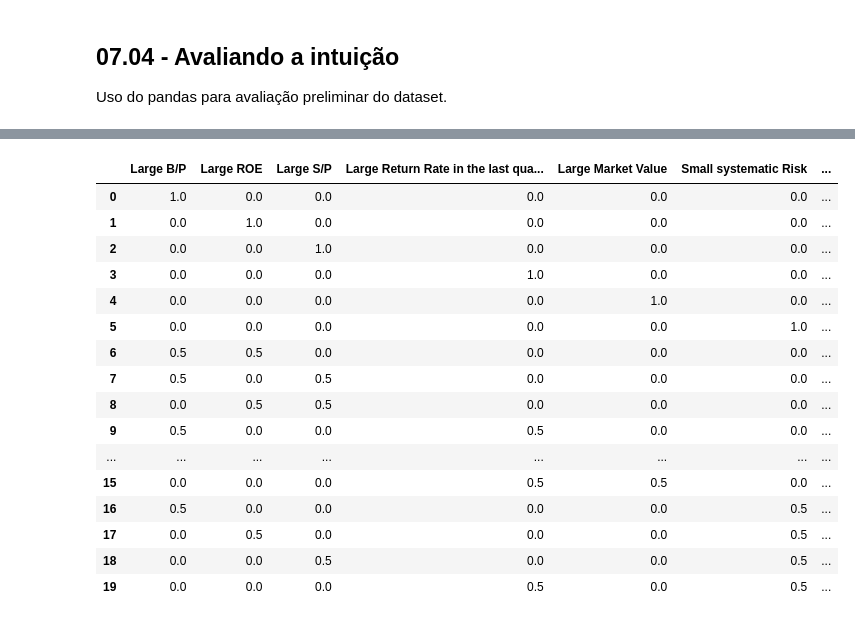
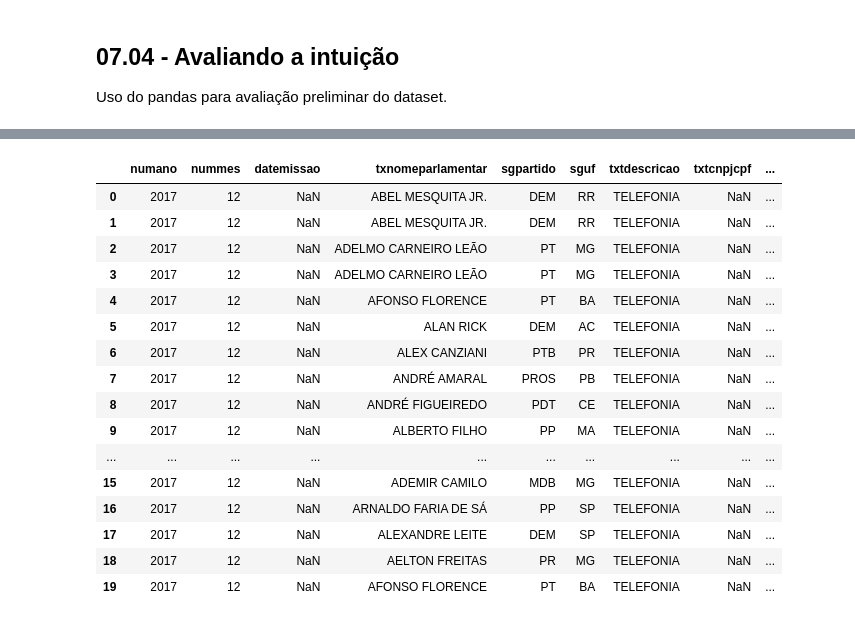
Before and after one commit to guyrux/udacity_fundamentals_of_ai_and_ml, a Jupyter notebook: Parte 02 - Introdução a Python.ipynb, the cells around one changed output, grey strips where cells are left out. Drawn from its saved outputs; the diff is of its cells as text; code cells hidden in the pictures.

Commit message:
Changed the data base used in Parte 02 - (...) notebook

```diff
--- a/Parte 02 - Introdução a Python.ipynb
+++ b/Parte 02 - Introdução a Python.ipynb
@@ -110,7 +112,7 @@ dados_portfolio.to_csv("bases/stock_portfolio_dataset_NOVO.csv")
 ## 07.04 - Avaliando a intuição
 Uso do pandas para avaliação preliminar do dataset.
 # %%
-dados_portfolio = pd.read_csv("bases/stock_portfolio_dataset_modified.csv", header = 1)
+dados_deputados = pd.read_csv("bases/gastos-deputados-2017.csv", header = 0)
 
 # isto retorna uma tupla com as mesmas dimensões do dataframe
 dados_portfolio.shape
@@ -188,25 +190,25 @@ dados_portfolio.describe()
 # %%
 # isto retorna as primeiras linhas do nosso dataframe
 # como padrão, retorna as primeiras cinco linhas
 # embora você possa especificar quantas linhas você gostaria que fossem retornadas
-dados_portfolio.head(20)
+dados_deputados.head(20)
 # %% [output]
-|  | Large B/P | Large ROE | Large S/P | Large Return Rate in the last qua... | Large Market Value | Small systematic Risk | ... |
-| 0 | 1.0 | 0.0 | 0.0 | 0.0 | 0.0 | 0.0 | ... |
-| 1 | 0.0 | 1.0 | 0.0 | 0.0 | 0.0 | 0.0 | ... |
-| 2 | 0.0 | 0.0 | 1.0 | 0.0 | 0.0 | 0.0 | ... |
-| 3 | 0.0 | 0.0 | 0.0 | 1.0 | 0.0 | 0.0 | ... |
-| 4 | 0.0 | 0.0 | 0.0 | 0.0 | 1.0 | 0.0 | ... |
-| 5 | 0.0 | 0.0 | 0.0 | 0.0 | 0.0 | 1.0 | ... |
-| 6 | 0.5 | 0.5 | 0.0 | 0.0 | 0.0 | 0.0 | ... |
-| 7 | 0.5 | 0.0 | 0.5 | 0.0 | 0.0 | 0.0 | ... |
-| 8 | 0.0 | 0.5 | 0.5 | 0.0 | 0.0 | 0.0 | ... |
-| 9 | 0.5 | 0.0 | 0.0 | 0.5 | 0.0 | 0.0 | ... |
-| ... | ... | ... | ... | ... | ... | ... | ... |
-| 15 | 0.0 | 0.0 | 0.0 | 0.5 | 0.5 | 0.0 | ... |
-| 16 | 0.5 | 0.0 | 0.0 | 0.0 | 0.0 | 0.5 | ... |
-| 17 | 0.0 | 0.5 | 0.0 | 0.0 | 0.0 | 0.5 | ... |
-| 18 | 0.0 | 0.0 | 0.5 | 0.0 | 0.0 | 0.5 | ... |
-| 19 | 0.0 | 0.0 | 0.0 | 0.5 | 0.0 | 0.5 | ... |
+|  | numano | nummes | datemissao | txnomeparlamentar | sgpartido | sguf | txtdescricao | txtcnpjcpf | ... |
+| 0 | 2017 | 12 | NaN | ABEL MESQUITA JR. | DEM | RR | TELEFONIA | NaN | ... |
+| 1 | 2017 | 12 | NaN | ABEL MESQUITA JR. | DEM | RR | TELEFONIA | NaN | ... |
+| 2 | 2017 | 12 | NaN | ADELMO CARNEIRO LEÃO | PT | MG | TELEFONIA | NaN | ... |
+| 3 | 2017 | 12 | NaN | ADELMO CARNEIRO LEÃO | PT | MG | TELEFONIA | NaN | ... |
+| 4 | 2017 | 12 | NaN | AFONSO FLORENCE | PT | BA | TELEFONIA | NaN | ... |
+| 5 | 2017 | 12 | NaN | ALAN RICK | DEM | AC | TELEFONIA | NaN | ... |
+| 6 | 2017 | 12 | NaN | ALEX CANZIANI | PTB | PR | TELEFONIA | NaN | ... |
+| 7 | 2017 | 12 | NaN | ANDRÉ AMARAL | PROS | PB | TELEFONIA | NaN | ... |
+| 8 | 2017 | 12 | NaN | ANDRÉ FIGUEIREDO | PDT | CE | TELEFONIA | NaN | ... |
+| 9 | 2017 | 12 | NaN | ALBERTO FILHO | PP | MA | TELEFONIA | NaN | ... |
+| ... | ... | ... | ... | ... | ... | ... | ... | ... | ... |
+| 15 | 2017 | 12 | NaN | ADEMIR CAMILO | MDB | MG | TELEFONIA | NaN | ... |
+| 16 | 2017 | 12 | NaN | ARNALDO FARIA DE SÁ | PP | SP | TELEFONIA | NaN | ... |
+| 17 | 2017 | 12 | NaN | ALEXANDRE LEITE | DEM | SP | TELEFONIA | NaN | ... |
+| 18 | 2017 | 12 | NaN | AELTON FREITAS | PR | MG | TELEFONIA | NaN | ... |
+| 19 | 2017 | 12 | NaN | AFONSO FLORENCE | PT | BA | TELEFONIA | NaN | ... |
 # %%
 # isso também se aplicar ao comando `.tail()` que retorna as últimas linhas do dataframe
```
Also changed, not shown: parts of 10 cells of this notebook, 3 other files.
